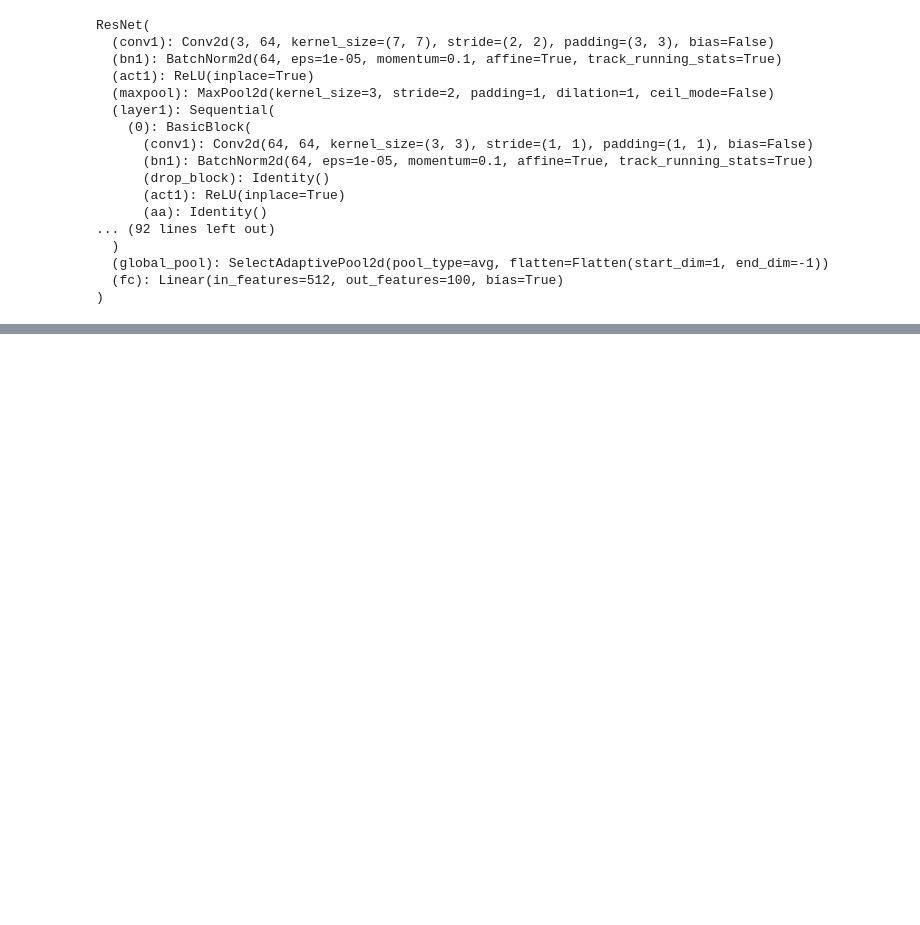
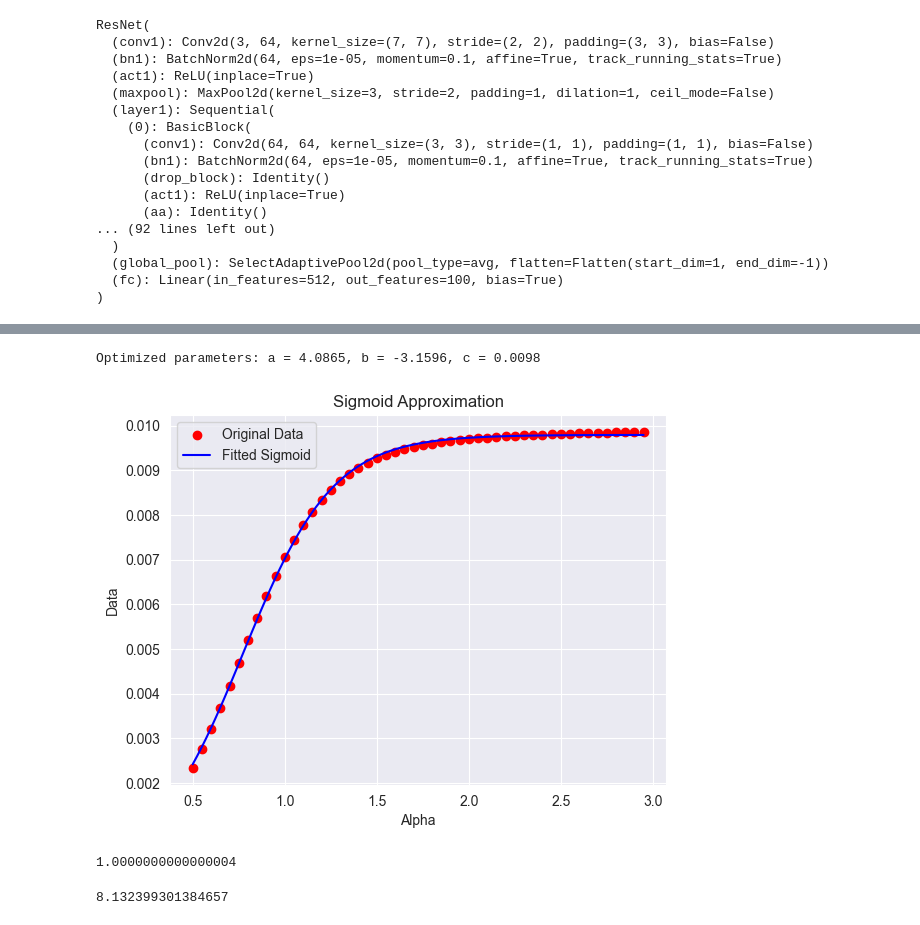
Before and after one commit to Maertine/pytorch-image-models, a Jupyter notebook: tmi/Model Testing.ipynb, the cells around one changed output, grey strips where cells are left out. Drawn from its saved outputs; the diff is of its cells as text; code cells hidden in the pictures; blank space fills up the shorter version.

```diff
--- a/tmi/Model Testing.ipynb
+++ b/tmi/Model Testing.ipynb
@@ -316,0 +369,35 @@ logit_plot(student_model_epoch0,teacher_model,title_adjusted="Epoch 0",temperatu
+# %%
+# Define the sigmoid function
+def sigmoid(x, a, b ,c):
+    return c / (1 + np.exp(-(a * x + b)))
+
+# Fit the sigmoid function to the data
+popt, _ = curve_fit(sigmoid, alphas, np.array(data[data.label==0].drop(columns=['label']).median()), p0=[1, 0, 1]) # Initial guess for a, b
+
+# Extract optimized parameters
+a_opt, b_opt, c_opt = popt
+print(f"Optimized parameters: a = {a_opt:.4f}, b = {b_opt:.4f}, c = {c_opt:.4f}")
+
+# Generate points for the fitted curve
+alpha_fit = np.linspace(min(alphas), max(alphas), 100)
+data_fit = sigmoid(alpha_fit, *popt)
+
+# Plot the results
+plt.scatter(alphas, np.array(data[data.label==0].drop(columns=['label']).median()), label="Original Data", color="red")
+plt.plot(alpha_fit, data_fit, label="Fitted Sigmoid", color="blue")
+plt.xlabel("Alpha")
+plt.ylabel("Data")
+plt.legend()
+plt.title("Sigmoid Approximation")
+plt.show()
+# %% [output]
+Optimized parameters: a = 4.0865, b = -3.1596, c = 0.0098
+[figure, added]
+# %%
+alphas[10]
+# %% [output]
+1.0000000000000004
+# %%
+1/np.array(data[data.label==0].drop(columns=['label']).median())[10]
+# %% [output]
+8.132399301384657
```
Also changed, not shown: parts of 18 cells of this notebook, 3 other files.
